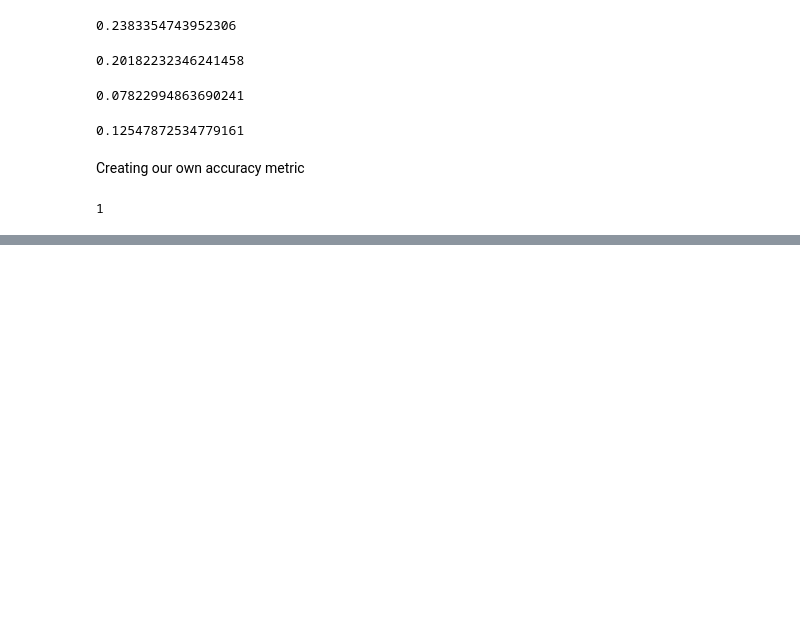
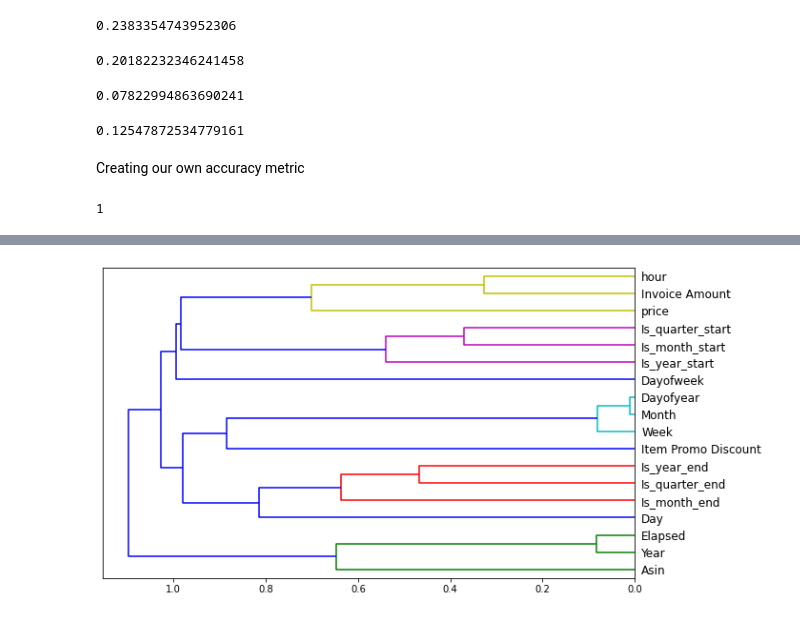
Before and after one commit to akshaypt7/amazon_sales_prediction, a Jupyter notebook: my_project_01_1.ipynb, the cells around one changed output, grey strips where cells are left out. Drawn from its saved outputs; the diff is of its cells as text; code cells hidden in the pictures; blank space fills up the shorter version.

```diff
--- a/my_project_01_1.ipynb
+++ b/my_project_01_1.ipynb
@@ -67,6 +72,8 @@ for i,file in enumerate(files):
     dict_files[i] = pd.read_csv( '/content/gdrive/MyDrive/my_project_01/' +str(file),low_memory=False)
   except:
     # dict_files[i] = pd.read_excel( '/content/drive/MyDrive/my_project_01/' +str(file))
+    if files[i] == '.ipynb_checkpoints':
+      continue
     dict_files[i] = pd.read_excel( '/content/gdrive/MyDrive/my_project_01/' +str(file))
 # %% [markdown]
 We have to take in Invoice Amount instead of Principal amount (since it helps to sepearate canceled and refund orders)
@@ -890,0 +665,4 @@ TypeError: ignored
+# %%
+cluster_columns(x_train)
+# %% [output]
+[figure, added]
```
Also changed, not shown: parts of 106 cells of this notebook.
